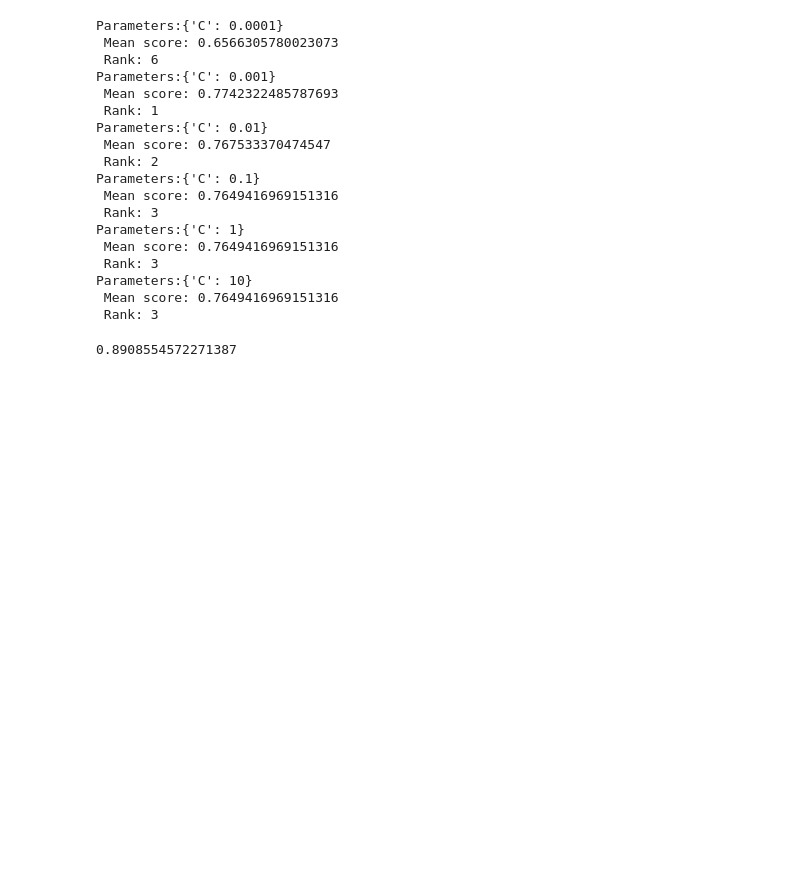
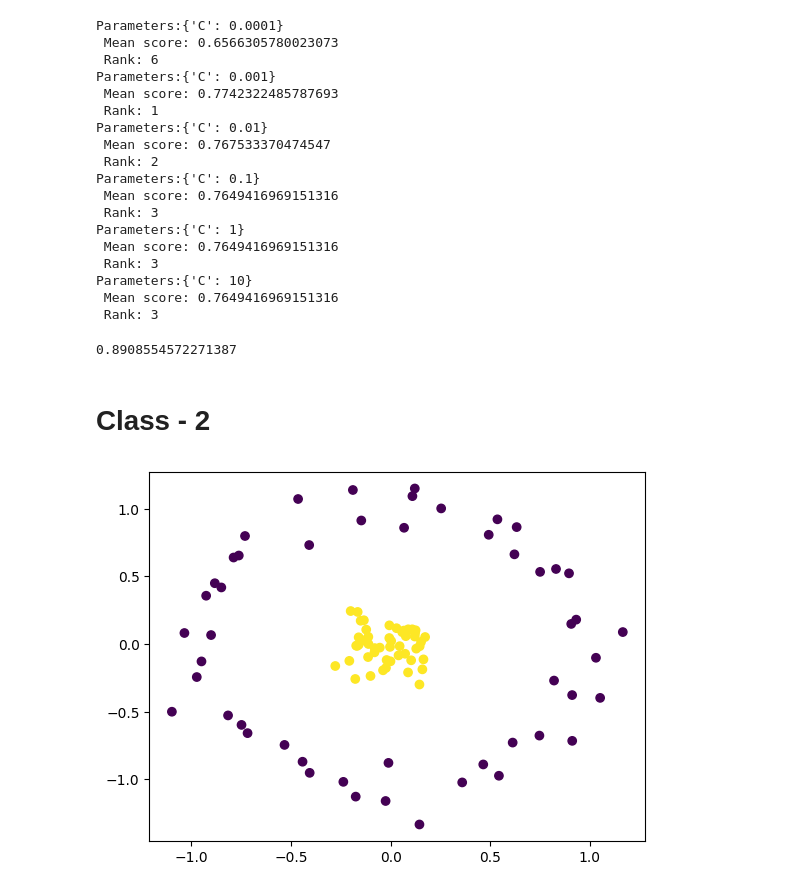
Before and after one commit to piyush1856/machine-learning-algorithms, a Jupyter notebook: 12_support_vector_machine/svm_class_notes.ipynb, the cells around one changed output. Saved outputs shown, nothing was run; the diff lists cells and outputs as text; code cells hidden in the pictures; blank space fills up the shorter version.

```diff
--- a/12_support_vector_machine/svm_class_notes.ipynb
+++ b/12_support_vector_machine/svm_class_notes.ipynb
@@ -114,3 +114,18 @@ y_pred = svc.predict(X_test)
 print(metrics.f1_score(y_test,y_pred))
 # %% [output]
 0.8908554572271387
+# %% [markdown]
+# **Class - 2**
+# %%
+from matplotlib import pyplot as plt
+import numpy as np
+from sklearn.inspection import DecisionBoundaryDisplay
+
+# create a non-linear dataset
+
+from sklearn.datasets import make_circles
+X, y = make_circles(100, factor=.1, noise=.1, random_state=0)
+plt.scatter(X[:, 0], X[:, 1], c=y)
+plt.show()
+# %% [output]
+[figure, added]
```
Also changed, not shown: parts of 5 cells of this notebook.
